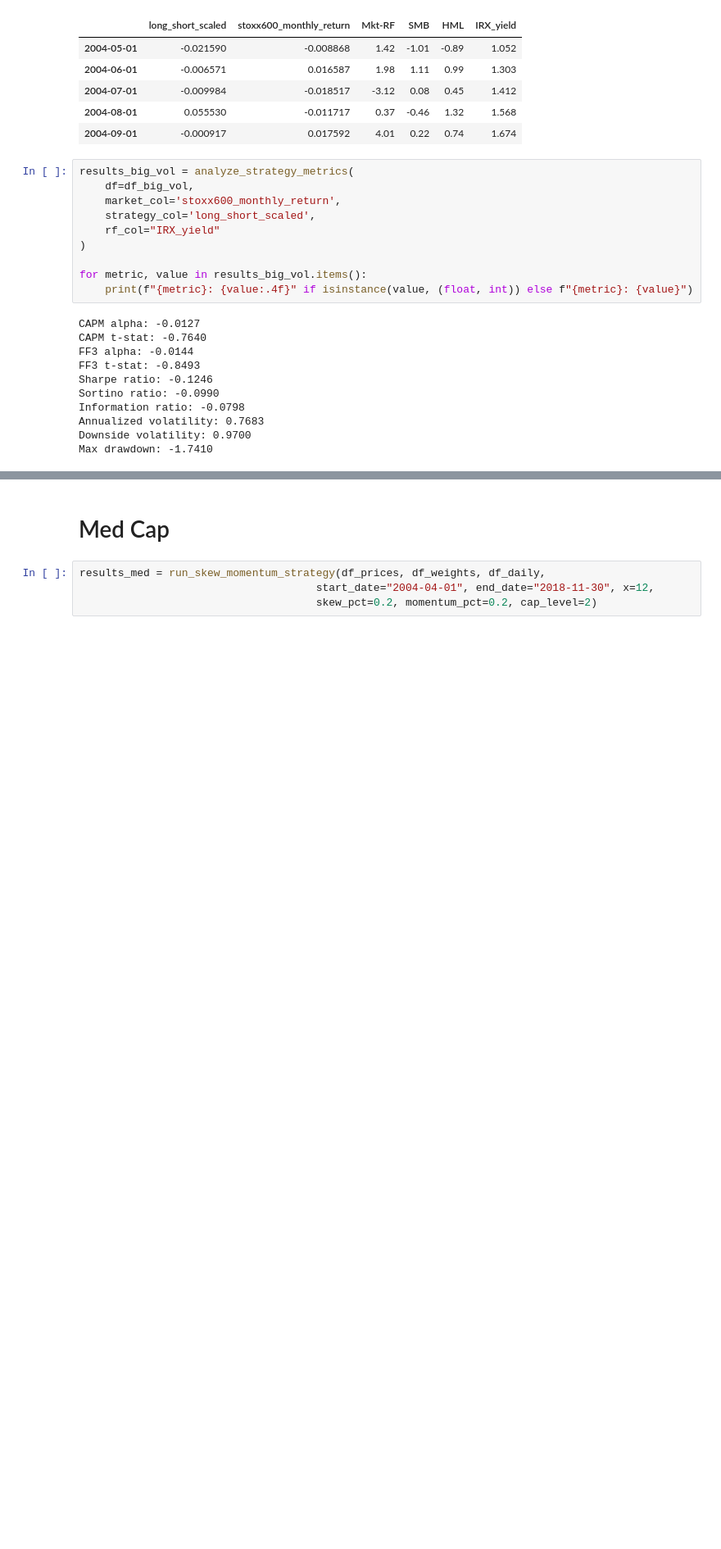
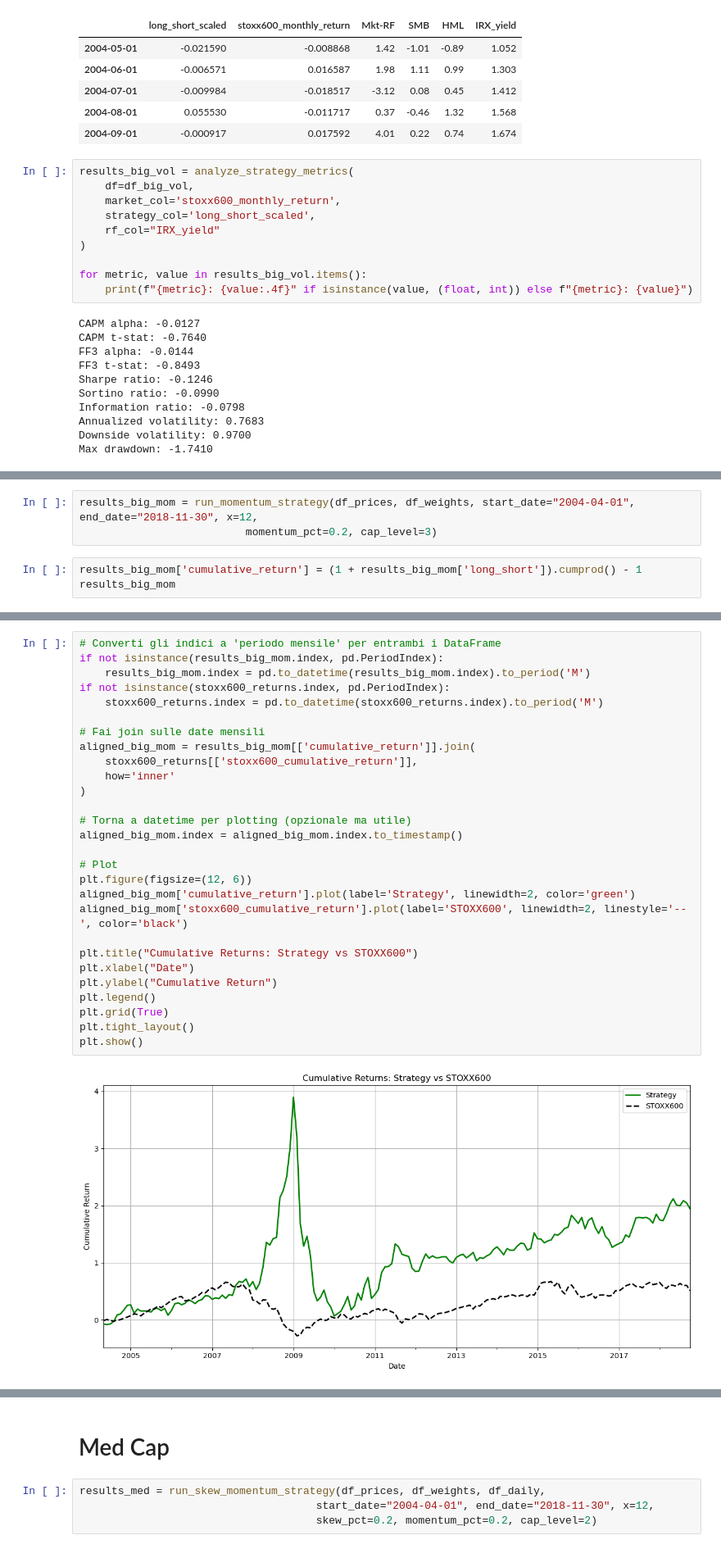
Before and after one commit to keitaVigano/skewness-enhanced-momentum_STOXX600, a Jupyter notebook: analysis.ipynb, the cells around one changed output, grey strips where cells are left out. Shown at 82% size. Cells and saved outputs as stored; diff of their text form; blank space fills up the shorter version.

```diff
--- a/analysis.ipynb
+++ b/analysis.ipynb
@@ -908,0 +974,6 @@ Max drawdown: -1.7410
+# %%
+results_big_mom = run_momentum_strategy(df_prices, df_weights, start_date="2004-04-01", end_date="2018-11-30", x=12,
+                          momentum_pct=0.2, cap_level=3)
+# %%
+results_big_mom['cumulative_return'] = (1 + results_big_mom['long_short']).cumprod() - 1
+results_big_mom
@@ -908,0 +995,30 @@ Max drawdown: -1.7410
+# %%
+# Converti gli indici a 'periodo mensile' per entrambi i DataFrame
+if not isinstance(results_big_mom.index, pd.PeriodIndex):
+    results_big_mom.index = pd.to_datetime(results_big_mom.index).to_period('M')
+if not isinstance(stoxx600_returns.index, pd.PeriodIndex):
+    stoxx600_returns.index = pd.to_datetime(stoxx600_returns.index).to_period('M')
+
+# Fai join sulle date mensili
+aligned_big_mom = results_big_mom[['cumulative_return']].join(
+    stoxx600_returns[['stoxx600_cumulative_return']],
+    how='inner'
+)
+
+# Torna a datetime per plotting (opzionale ma utile)
+aligned_big_mom.index = aligned_big_mom.index.to_timestamp()
+
+# Plot
+plt.figure(figsize=(12, 6))
+aligned_big_mom['cumulative_return'].plot(label='Strategy', linewidth=2, color='green')
+aligned_big_mom['stoxx600_cumulative_return'].plot(label='STOXX600', linewidth=2, linestyle='--', color='black')
+
+plt.title("Cumulative Returns: Strategy vs STOXX600")
+plt.xlabel("Date")
+plt.ylabel("Cumulative Return")
+plt.legend()
+plt.grid(True)
+plt.tight_layout()
+plt.show()
+# %% [output]
+[figure, added]
```
Also changed, not shown: parts of 23 cells of this notebook.
